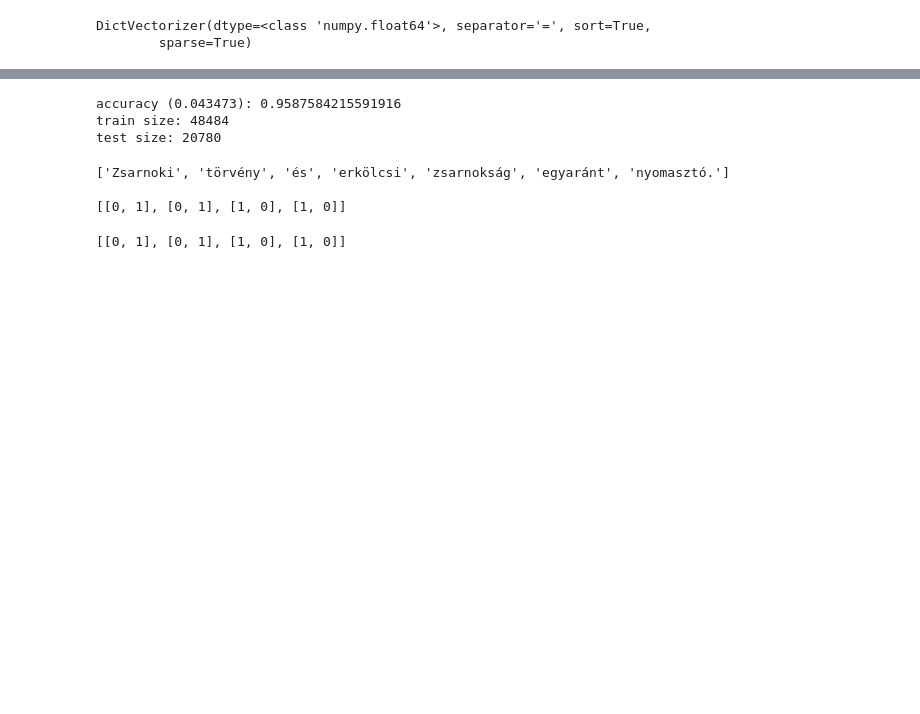
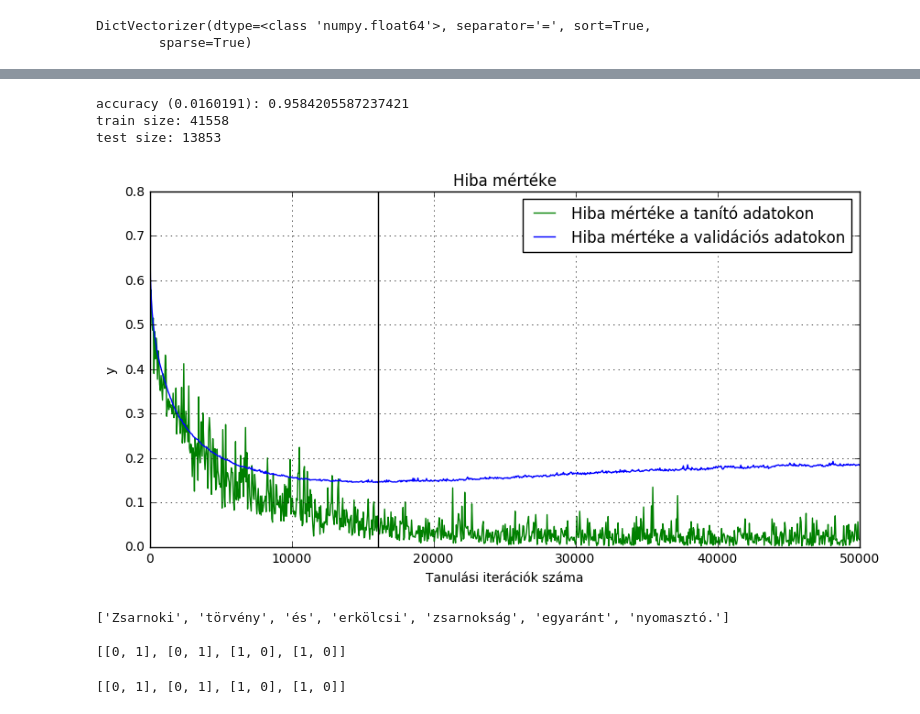
Before and after one commit to cszsm/diacritic-restoration, a Jupyter notebook: accentizer.ipynb, the cells around one changed output, grey strips where cells are left out. Cells and saved outputs as stored; diff of their text form; code cells hidden in the pictures; blank space fills up the shorter version.

Commit message:
Test set split into validation set and test set

```diff
--- a/accentizer.ipynb
+++ b/accentizer.ipynb
@@ -180,10 +180,10 @@ vectorizer.fit(generate_windows(4))
 DictVectorizer(dtype=<class 'numpy.float64'>, separator='=', sort=True,
         sparse=True)
 # %%
-count = 100000
+count = 300000
 words = read_corpus(count)
 
-vowel = "i"
+vowel = "o"
 p_x, p_y = prepare_words(words, 4, vowel)
 np.savez("prepared_" + vowel, x = p_x, y = p_y)
 # %% [output]
@@ -249,7 +249,8 @@ print("training started")
 current_vowel = "e"
 
 prepared_data = np.load("prepared_" + current_vowel + ".npz")
-train_x, test_x, train_y, test_y = train_test_split(prepared_data["x"], prepared_data["y"], test_size = 0.3)
+train_x, valid_test_x, train_y, valid_test_y = train_test_split(prepared_data["x"], prepared_data["y"], test_size = 0.4)
+valid_x, test_x, valid_y, test_y = train_test_split(valid_test_x, valid_test_y, test_size = 0.5)
 
 saver = tf.train.Saver()
 
@@ -257,20 +258,32 @@ best_epoch = 0
 best_loss = 100
 last_loss = 0
 
+losses = []
+vlosses = []
+eepoch = 0
+
 start_time = time.perf_counter()
 for i in range(50001):
     batch_x, batch_y = next_batch(train_x, train_y, 100)
     cvalues = sess.run([train, cost, W_hidden, b_hidden, W_hidden2, b_hidden2, W_output], feed_dict={n_input: batch_x, n_output: batch_y})
 
+
     # early stopping
     if i % 50 == 0:
-        if cvalues[1] < best_loss:
+        last_loss = cvalues[1]
+        losses += [last_loss]
+
+        vcost = sess.run(cost, feed_dict={n_input: valid_x, n_output: valid_y})
+        vlosses += [vcost]
+
+        if vcost < best_loss:
             best_epoch = i
-            best_loss = cvalues[1]
+            best_loss = vcost
             saver.save(sess, "session")
-        elif i - best_epoch > 5000:
-            saver.restore(sess, "session")
-            break
+        elif i - best_epoch > 5000 and eepoch == 0:
+#             saver.restore(sess, "session")
+            eepoch = best_epoch
+#             break
 
     if i % 10000 == 0:
         print("")
@@ -330,9 +347,26 @@ print("accuracy (" + str(last_loss) + "): " + str(success / len(result)))
 print("train size: " + str(len(train_x)))
 print("test size: " + str(len(test_x)))
 # %% [output]
-accuracy (0.043473): 0.9587584215591916
-train size: 48484
-test size: 20780
+accuracy (0.0160191): 0.9584205587237421
+train size: 41558
+test size: 13853
+# %%
+import matplotlib.pyplot as plt
+%matplotlib inline
+
+plt.figure(figsize=(10, 5))
+plt.ylim(0, 0.8)
+plt.title('Hiba mértéke')
+plt.plot(np.arange(len(losses)) * 50, losses, color ='g', label='Hiba mértéke a tanító adatokon')
+plt.plot(np.arange(len(vlosses)) * 50, vlosses, color ='b', label='Hiba mértéke a validációs adatokon')
+plt.axvline(x=eepoch, ymin=0., ymax=1., linewidth=1, color='k')
+plt.legend(loc='upper right')
+plt.xlabel('Tanulási iterációk száma')
+plt.ylabel('y')
+plt.grid(True)
+plt.show()
+# %% [output]
+[figure, added]
 # %%
 test_data = "Zsarnoki törvény és erkölcsi zsarnokság egyaránt nyomasztó."
 # test_data = "A felújítás alatt álló épület tetőszerkezete beszakadt, és rázuhant a gyülekezetre."
```
Also changed, not shown: parts of 2 cells of this notebook, 2 other files.
